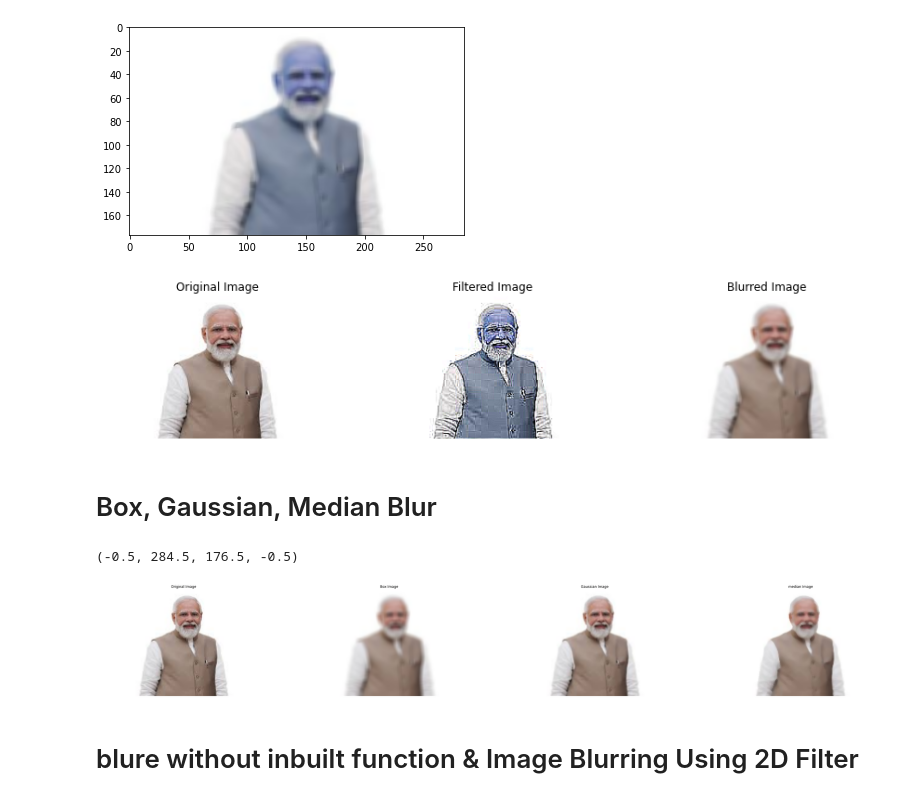
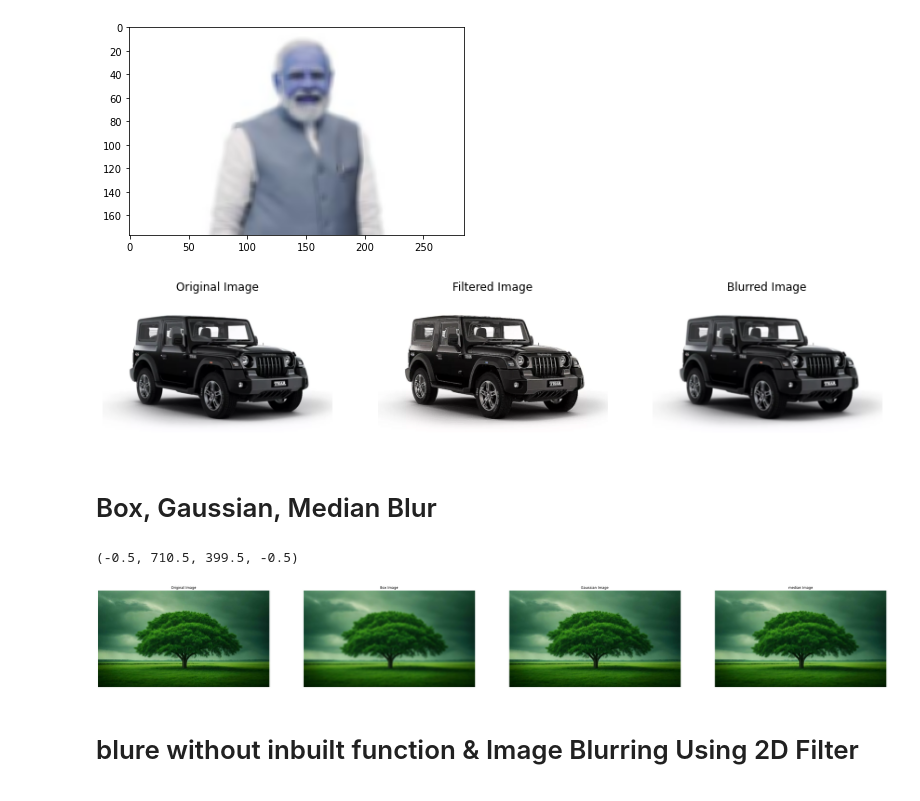
Before and after one commit to KanjariyaRahul/machine-learning, a Jupyter notebook: Image_filter/image_filters.ipynb, the cells around one changed output. Saved outputs shown, nothing was run; the diff lists cells and outputs as text; code cells hidden in the pictures.

```diff
--- a/Image_filter/image_filters.ipynb
+++ b/Image_filter/image_filters.ipynb
@@ -54,7 +71,7 @@ plt.figure(figsize=(15, 15))
 
 # 1) Plotting the original image
 # Read the original image
-img = cv2.imread("3.jpg")
+img = cv2.imread("2.jpg")
 new_img = cv2.cvtColor(img, cv2.COLOR_BGR2RGB)
 plt.subplot(1, 3, 1)
 plt.imshow(new_img)
@@ -81,40 +98,40 @@ plt.axis('off')
 
 plt.show()
 # %% [output]
-[figure, old version]
+[figure, new version]
 # %% [markdown]
 # Box, Gaussian, Median Blur
 # %%
 import cv2
 import matplotlib.pyplot as plt
 
 plt.figure(figsize=(50, 30))
 
-img= cv2.imread("3.jpg")
+img= cv2.imread("4.jpg")
 
 img = cv2.cvtColor(img,cv2.COLOR_BGR2RGB)
 
 #box blur
 blurred_img1 = cv2.blur(img,(8, 8))
 
 #gaussian blur
 blurred_img2 = cv2.GaussianBlur(img,(3,3),0)
 
 #median blur
 blurred_img3 = cv2.medianBlur(img,5)
 
 #subplot(row, col,sequence)
 plt.subplot(1,4,1),plt.imshow(img),plt.title("Original Image")
 plt.axis('off')
 plt.subplot(1,4,2),plt.imshow(blurred_img1),plt.title("Box Image")
 plt.axis('off')
 plt.subplot(1,4,3),plt.imshow(blurred_img2),plt.title("Gaussian Image")
 plt.axis('off')
 plt.subplot(1,4,4),plt.imshow(blurred_img3),plt.title("median Image")
 plt.axis('off')
 # %% [output]
-(-0.5, 284.5, 176.5, -0.5)
+(-0.5, 710.5, 399.5, -0.5)
-[figure, old version]
+[figure, new version]
 # %% [markdown]
 # blure without inbuilt function & Image Blurring Using 2D Filter
 # %%
```
Also changed, not shown: parts of 6 cells of this notebook, 1 other file.
